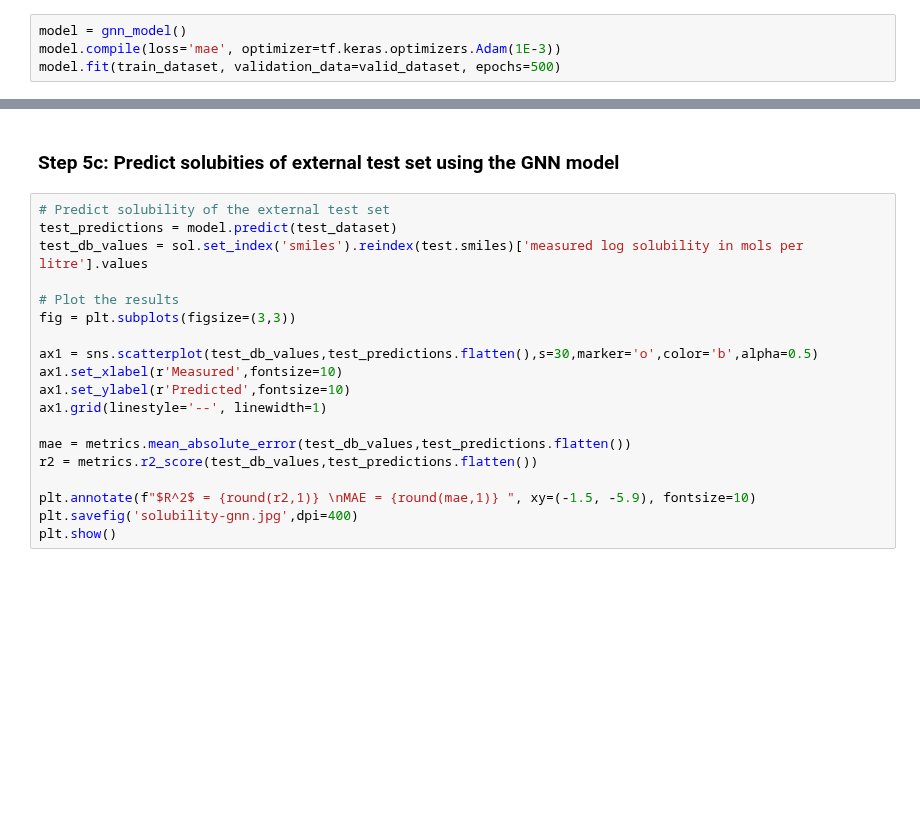
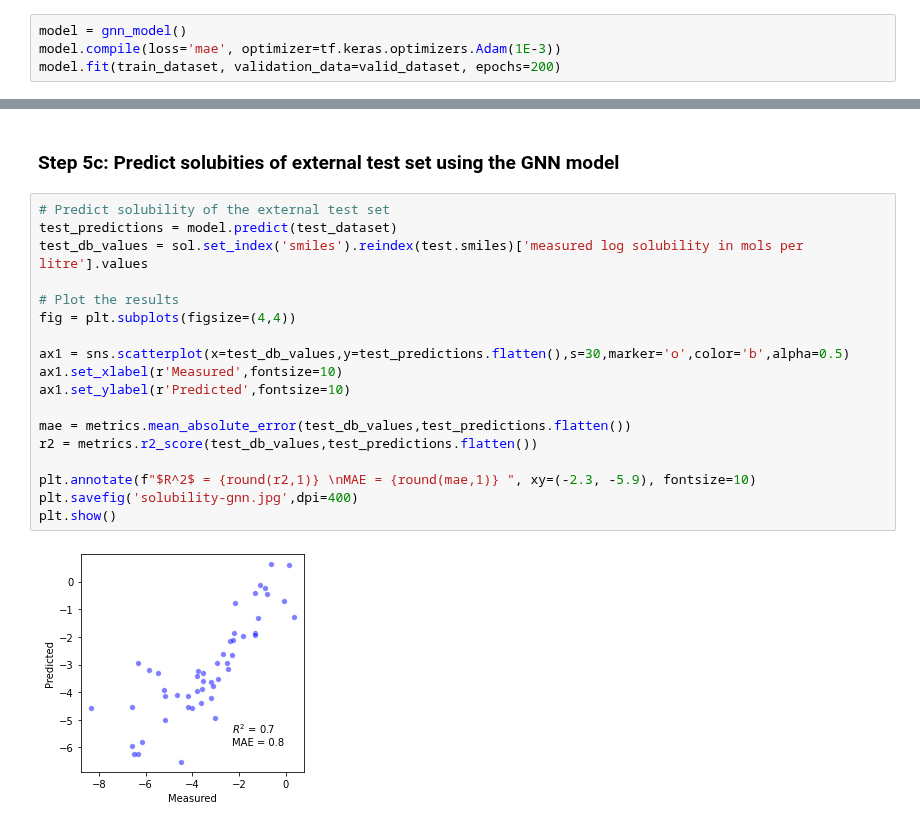
Before and after one commit to jvalegre/aqme, a Jupyter notebook: Example_workflows/End-to-end_Workflows/3-Solubility/Inputs/end-to-end-example-3.ipynb, the cells around one changed output, grey strips where cells are left out. Saved outputs shown, nothing was run; the diff lists cells and outputs as text; blank space fills up the shorter version.

```diff
--- a/Example_workflows/End-to-end_Workflows/3-Solubility/Inputs/end-to-end-example-3.ipynb
+++ b/Example_workflows/End-to-end_Workflows/3-Solubility/Inputs/end-to-end-example-3.ipynb
@@ -75,4 +111,4 @@ inputs, outputs = next(train_dataset.as_numpy_iterator())
 # %%
 model = gnn_model()
 model.compile(loss='mae', optimizer=tf.keras.optimizers.Adam(1E-3))
-model.fit(train_dataset, validation_data=valid_dataset, epochs=500)
+model.fit(train_dataset, validation_data=valid_dataset, epochs=200)
@@ -81,19 +137,20 @@ model.fit(train_dataset, validation_data=valid_dataset, epochs=500)
 # %%
 # Predict solubility of the external test set
 test_predictions = model.predict(test_dataset)
 test_db_values = sol.set_index('smiles').reindex(test.smiles)['measured log solubility in mols per litre'].values
 
 # Plot the results
-fig = plt.subplots(figsize=(3,3))
+fig = plt.subplots(figsize=(4,4))
 
-ax1 = sns.scatterplot(test_db_values,test_predictions.flatten(),s=30,marker='o',color='b',alpha=0.5)
+ax1 = sns.scatterplot(x=test_db_values,y=test_predictions.flatten(),s=30,marker='o',color='b',alpha=0.5)
 ax1.set_xlabel(r'Measured',fontsize=10)
 ax1.set_ylabel(r'Predicted',fontsize=10)
-ax1.grid(linestyle='--', linewidth=1)
 
 mae = metrics.mean_absolute_error(test_db_values,test_predictions.flatten())
 r2 = metrics.r2_score(test_db_values,test_predictions.flatten())
 
-plt.annotate(f"$R^2$ = {round(r2,1)} \nMAE = {round(mae,1)} ", xy=(-1.5, -5.9), fontsize=10)
+plt.annotate(f"$R^2$ = {round(r2,1)} \nMAE = {round(mae,1)} ", xy=(-2.3, -5.9), fontsize=10)
 plt.savefig('solubility-gnn.jpg',dpi=400)
 plt.show()
+# %% [output]
+[figure, added]
```
Also changed, not shown: parts of 5 cells of this notebook, 24 other files.
